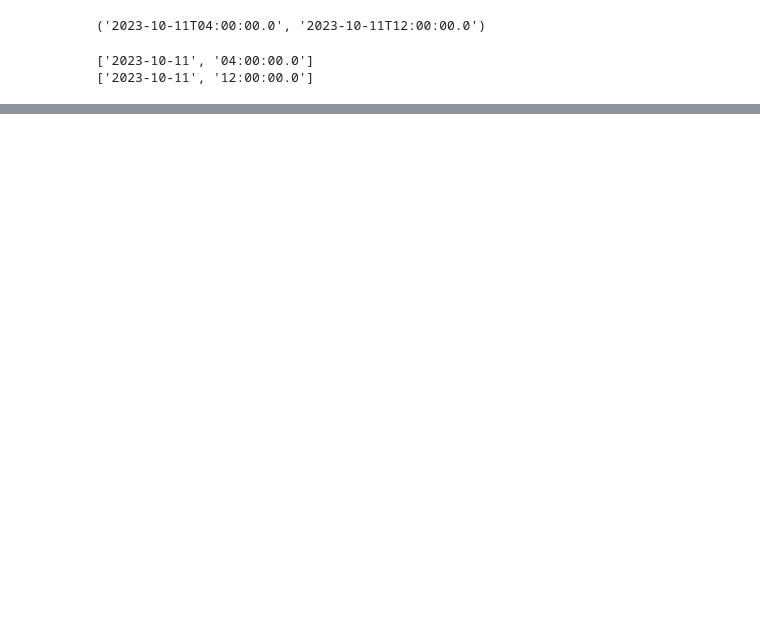
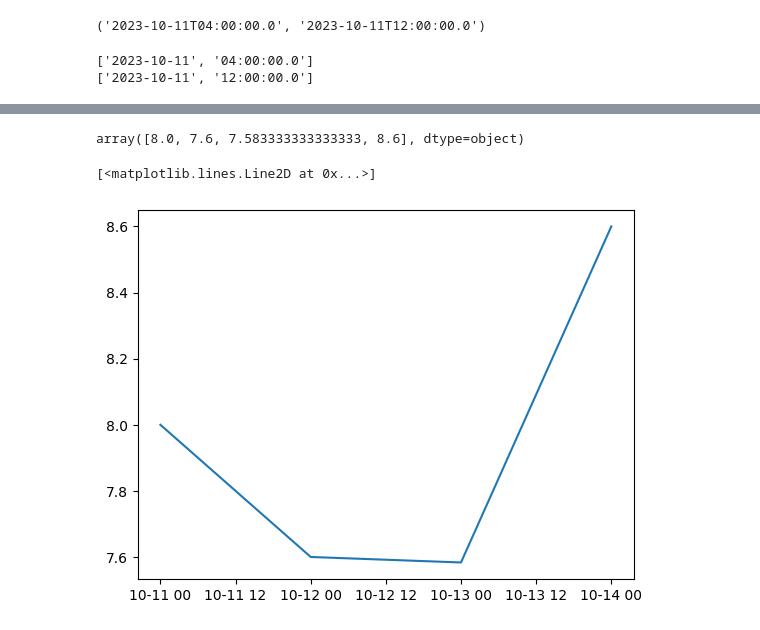
Before and after one commit to prhuft/fit-vis, a Jupyter notebook: garmin_sleep_data.ipynb, the cells around one changed output, grey strips where cells are left out. Saved outputs shown, nothing was run; the diff lists cells and outputs as text; code cells hidden in the pictures; blank space fills up the shorter version.

Commit message:
sleep data analysis testing

```diff
--- a/garmin_sleep_data.ipynb
+++ b/garmin_sleep_data.ipynb
@@ -9,6 +9,7 @@ import csv
 import os, sys
 import pandas as pd
 import json
+from datetime import datetime as dt
 
 datadir = 'data'
 
@@ -17,6 +18,15 @@ def digital_time_to_minutes(timestr):
     hrs,mins,secs = [conv*float(x) for x,conv in zip(timestr.split(':'), to_minutes)]
     minutes = hrs + mins + secs
     return minutes
+
+def get_minutes_difference(timestr1, timestr2):
+    """
+    for two timestamp strings hh:mm:ss.f, compute their difference in minutes
+
+    returns minutes as a float
+    """
+    diff = dt.strptime(timestr2, '%H:%M:%S.%f') - dt.strptime(timestr1, '%H:%M:%S.%f')
+    return int(diff.seconds/60 + 0.5)
 # %% [markdown]
 ## explore Garmin data file structure - run first
 # %%
@@ -124,3 +152,14 @@ print(sleeptimestamp.split('T'))
 # %% [output]
 ['2023-10-11', '04:00:00.0']
 ['2023-10-11', '12:00:00.0']
+# %%
+timestamp = '12:00:00.0'
+hrs = 12
+assert -11 <= hrs <= 13, "invalid timezone"
+military_hrs = int(timestamp[:2]) + hrs
+military_hrs = military_hrs if military_hrs > 0 else military_hrs + 24
+military_hrs = military_hrs if military_hrs < 24 else 24 - military_hrs
+new_hrs = str(military_hrs)
+hrs_digits = new_hrs if len(new_hrs) == 2 else '0' + new_hrs
+timestamp = hrs_digits + timestamp[2:]
+print(timestamp)
@@ -127,2 +168,16 @@ print(sleeptimestamp.split('T'))
+# %%
+def timestamp_timezone_change(timestamp, hrs):
+    """
+    converts a timestamp to a different timezone by adding hrs (int) relative to GMT
+
+    timestamp is a string formatted as hh:mm:ss.s.
+    """
+    assert -11 <= hrs <= 13, "invalid timezone"
+    int_hrs = int(timestamp[:2]) + hrs
+    int_hrs = int_hrs if int_hrs > -1 else int_hrs + 24
+    new_hrs = str(int_hrs)
+    hrs_digits = new_hrs if len(new_hrs) == 2 else '0' + new_hrs
+    timestamp = hrs_digits + timestamp[2:]
+    return timestamp
 # %%
 # create a dictionary of sleep data by date
@@ -128,0 +252,12 @@ print(sleeptimestamp.split('T'))
+# %%
+dates, sleep_duration_hrs = np.array([(fields['datetimeDate'], fields['sleepDurationMinutes']/60) for date, fields in sleep_by_date.items()
+                      if 'sleepDurationMinutes' in fields]).T
+# %%
+sleep_duration_hrs
+# %% [output]
+array([8.0, 7.6, 7.583333333333333, 8.6], dtype=object)
+# %%
+plt.plot(dates,sleep_duration_hrs)
+# %% [output]
+[<matplotlib.lines.Line2D at 0x...>]
+[figure, added]
```
Also changed, not shown: parts of 8 cells of this notebook.
